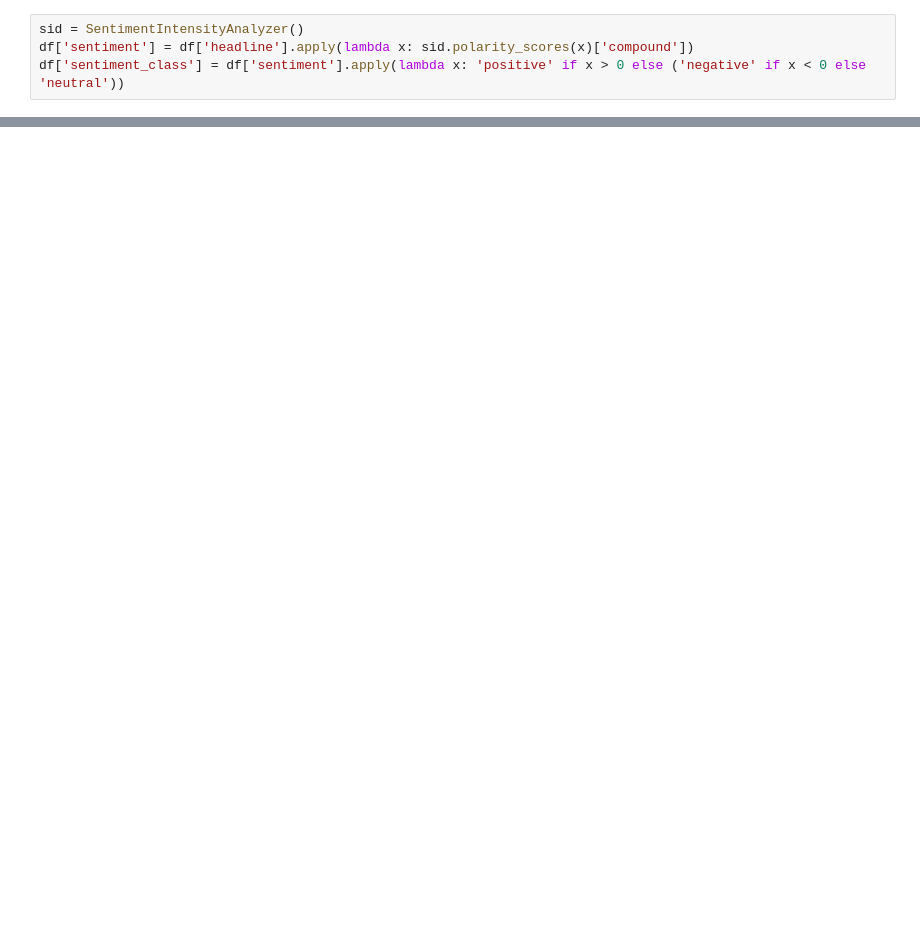
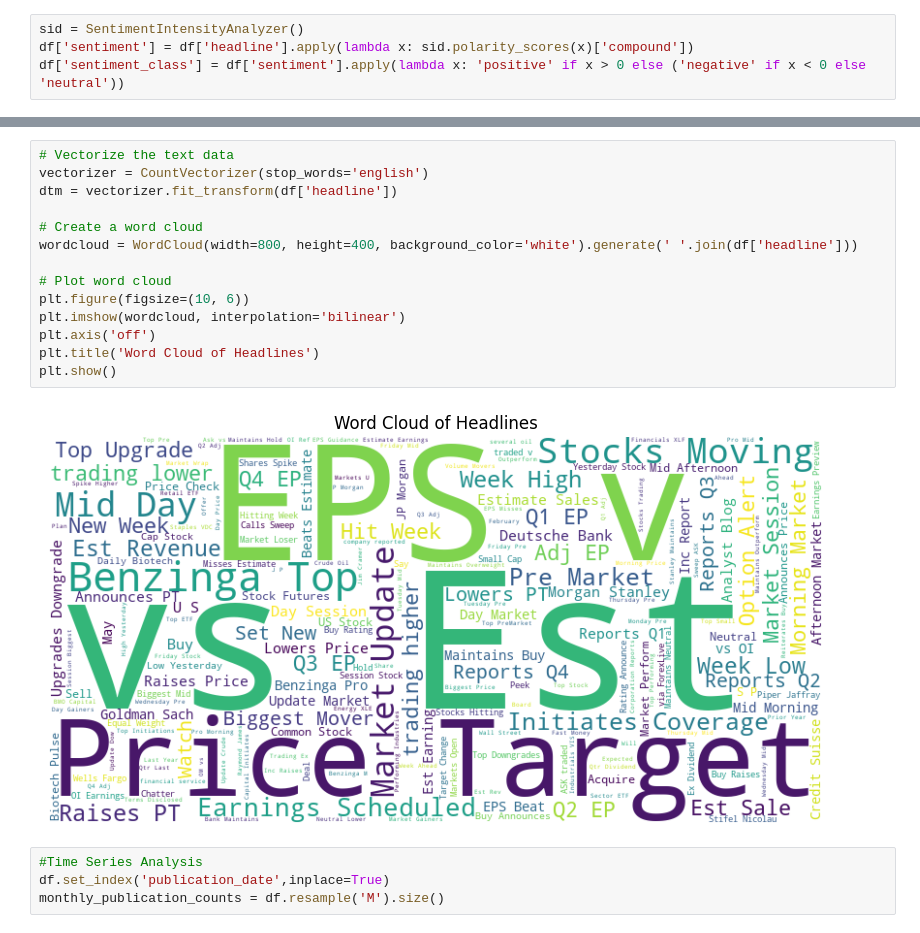
Before and after one commit to emnu-neh/week_1, a Jupyter notebook: notebooks/task_1.ipynb, the cells around one changed output, grey strips where cells are left out. Cells and saved outputs as stored; diff of their text form; blank space fills up the shorter version.

```diff
--- a/notebooks/task_1.ipynb
+++ b/notebooks/task_1.ipynb
@@ -99 +106,21 @@ Passing `palette` without assigning `hue` is deprecated and will be removed in v
+# %%
+# Vectorize the text data
+vectorizer = CountVectorizer(stop_words='english')
+dtm = vectorizer.fit_transform(df['headline'])
+
+# Create a word cloud
+wordcloud = WordCloud(width=800, height=400, background_color='white').generate(' '.join(df['headline']))
+
+# Plot word cloud
+plt.figure(figsize=(10, 6))
+plt.imshow(wordcloud, interpolation='bilinear')
+plt.axis('off')
+plt.title('Word Cloud of Headlines')
+plt.show()
+# %% [output]
+[figure, added]
+# %%
+#Time Series Analysis
+df.set_index('publication_date',inplace=True)
+monthly_publication_counts = df.resample('M').size()
 # %%
```
Also changed, not shown: parts of 6 cells of this notebook, 2 other files.
